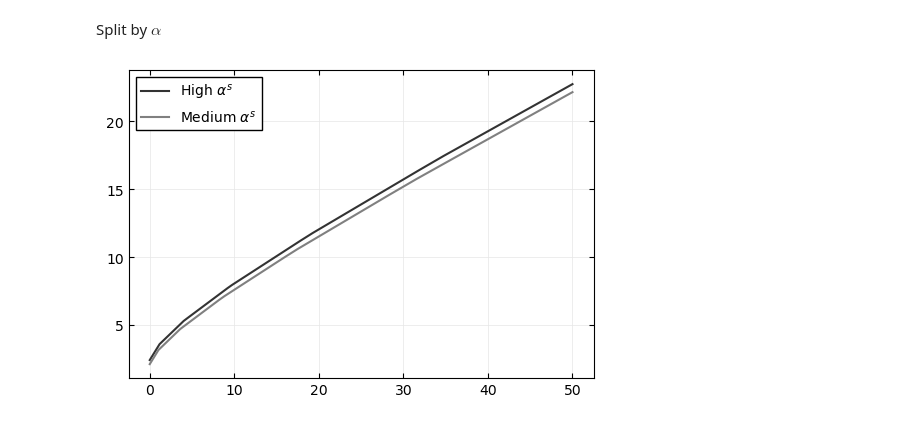
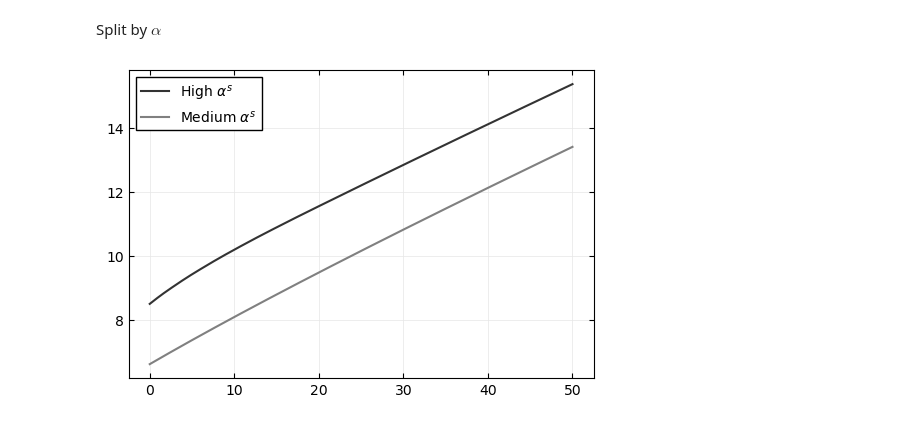
Before and after one commit to madsankern/BufferStock, a Jupyter notebook: results.ipynb, the cells around one changed output. Drawn from its saved outputs; the diff is of its cells as text; code cells hidden in the pictures.

```diff
--- a/results.ipynb
+++ b/results.ipynb
@@ -89,19 +93,19 @@ Split by $\alpha$
 # %%
 fig = plt.figure(figsize=(6,4))
 ax = fig.add_subplot(1,1,1)
 
-ax.plot(par.a_grid,sol.c[0,0,1,-1,-1,:], color = '0.2', label = r'High $\alpha^s$',zorder=2)
-ax.plot(par.a_grid,sol.c[0,0,0,-1,-1,:], color = '0.5', label = r'Medium $\alpha^s$',zorder=2)
+ax.plot(par.a_grid,sol.c[0,-1,-1,1,-1,:], color = '0.2', label = r'High $\alpha^s$',zorder=2)
+ax.plot(par.a_grid,sol.c[0,-1,-1,0,-1,:], color = '0.5', label = r'Medium $\alpha^s$',zorder=2)
 # ax.plot(par.a_grid,sol.c[0,-1,-1,-1,-1,:], color = '0.9', label = r'Low-ish $\beta$',zorder=2)
 
 # ax.set_ylim(0,2.1)
 # ax.set_xlim(0,5)
 
 ax.grid(visible=True, which = 'major', linestyle='-', linewidth=0.5, color='0.9')
 ax.tick_params(axis='both',bottom=True,top=True,left=True,right=True,direction='in',which='both')
 ax.legend(frameon = True, edgecolor = 'k', facecolor = 'white', framealpha=1, fancybox=False)
 
 plt.show()
 # %% [output]
-[figure, old version]
+[figure, new version]
 # %%
```
Also changed, not shown: parts of 30 cells of this notebook, 3 other files.
